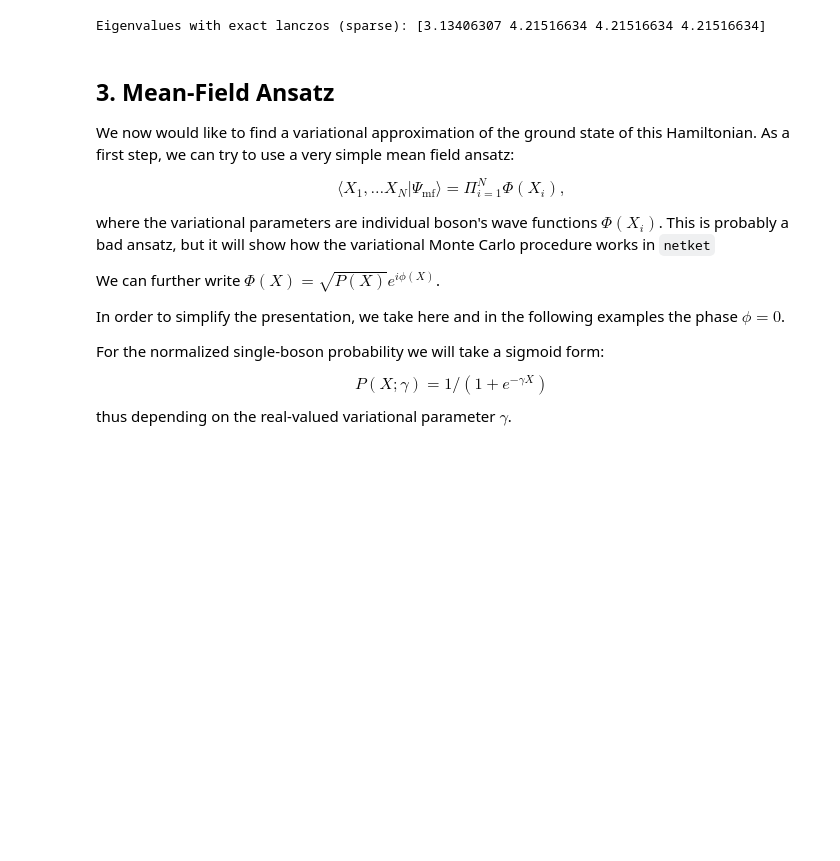
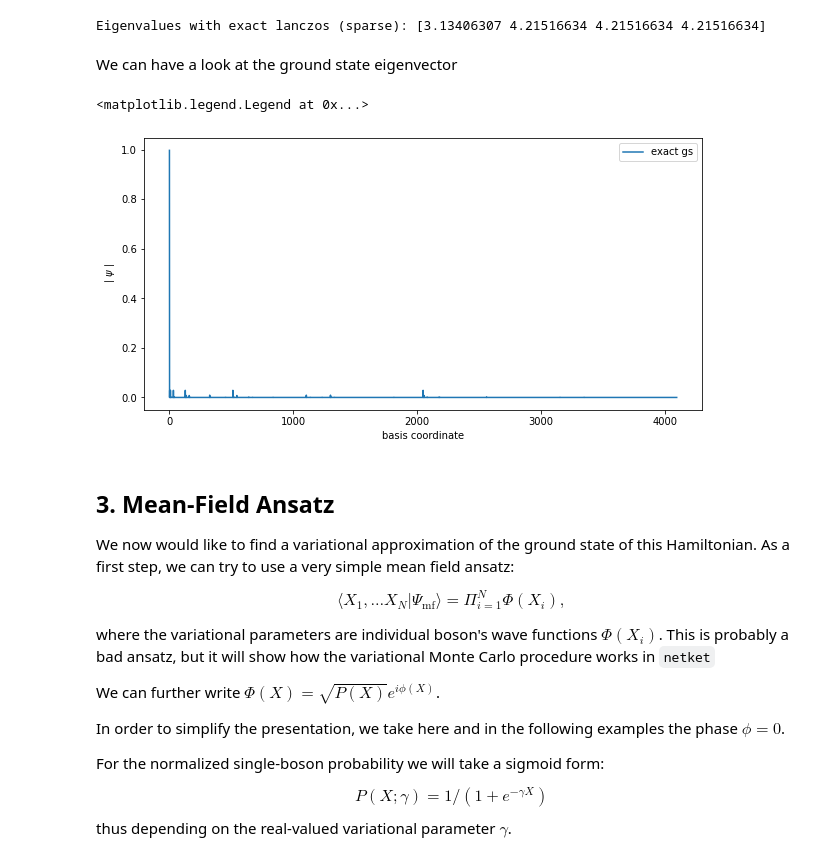
Before and after one commit to erinaldi/bmn2-netket, a Jupyter notebook: notebooks/MatrixModel.ipynb, the cells around one changed output. Saved outputs shown, nothing was run; the diff lists cells and outputs as text; code cells hidden in the pictures; blank space fills up the shorter version.

Commit message:
[fix] Visualize ground state (exact vs variat. )

```diff
--- a/notebooks/MatrixModel.ipynb
+++ b/notebooks/MatrixModel.ipynb
@@ -185,10 +185,21 @@ Number of eigs: 4096
 # %% [markdown]
 Or we can use the Lanczos solver and only approximately retrieve the lowest $k$ eigenvalues (this is much much quicker)
 # %%
-eig_vals = nk.exact.lanczos_ed(H, k=4, compute_eigenvectors=False, scipy_args={'tol':1e-8})
+eig_vals, eig_vecs = nk.exact.lanczos_ed(H, k=4, compute_eigenvectors=True, scipy_args={'tol':1e-8})
 print(f"Eigenvalues with exact lanczos (sparse): {eig_vals}")
 # %% [output]
 Eigenvalues with exact lanczos (sparse): [3.13406307 4.21516634 4.21516634 4.21516634]
+# %% [markdown]
+We can have a look at the ground state eigenvector
+# %%
+fig, ax = plt.subplots(figsize=(10,5))
+ax.plot(np.abs(eig_vecs[:,0]),label="exact gs")
+ax.set_xlabel("basis coordinate")
+ax.set_ylabel(r"$\mid \psi \mid$")
+ax.legend(loc=0)
+# %% [output]
+<matplotlib.legend.Legend at 0x...>
+[figure, added]
 # %% [markdown]
 ## 3. Mean-Field Ansatz
 
```
Also changed, not shown: parts of 5 cells of this notebook.
